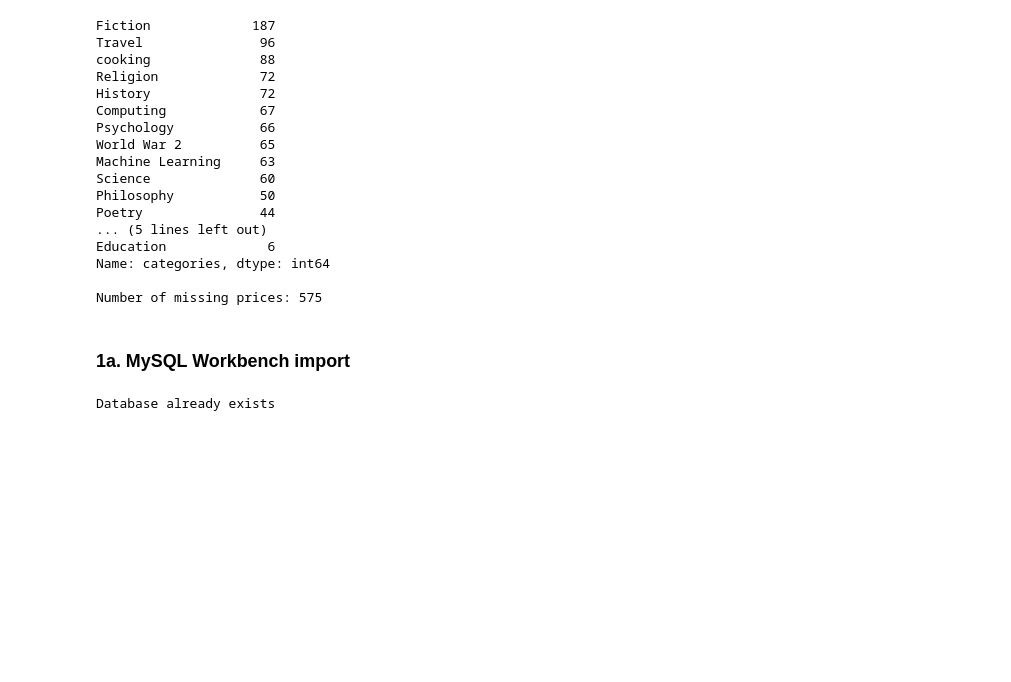
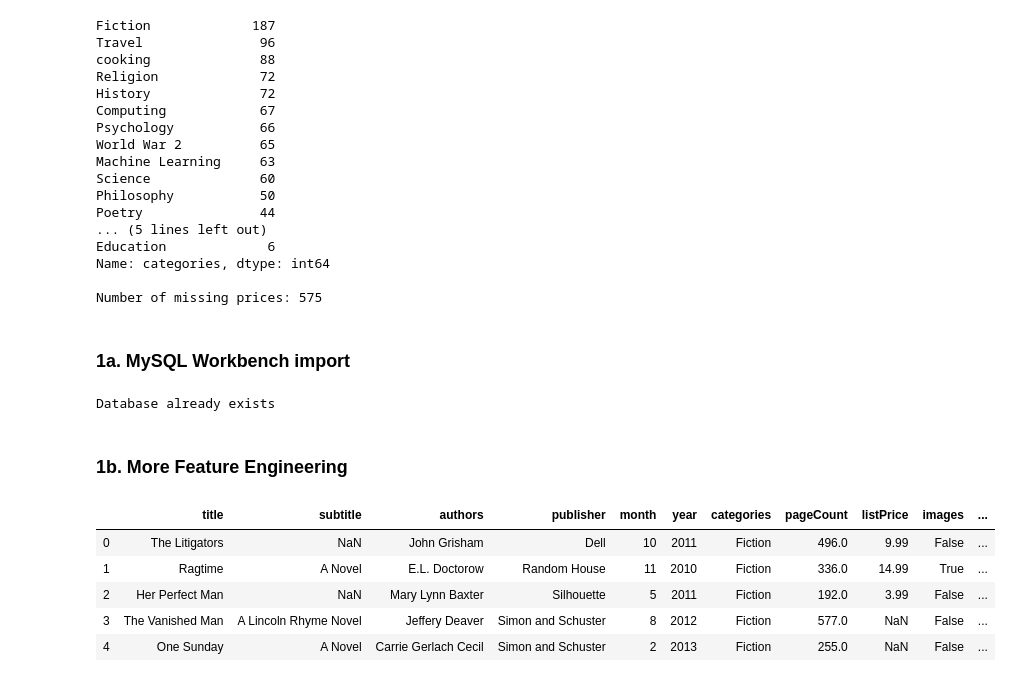
Before and after one commit to michaeleby1/google-books-classification, a Jupyter notebook: etl_pipeline.ipynb, the cells around one changed output. Cells and saved outputs as stored; diff of their text form; code cells hidden in the pictures; blank space fills up the shorter version.

Commit message:
more dataframe cleaning, final csv file for books

```diff
--- a/etl_pipeline.ipynb
+++ b/etl_pipeline.ipynb
@@ -320,3 +344,16 @@ except exc.SQLAlchemyError:
 Database already exists
 # %%
 df.to_sql(con=engine, schema='books', name='books', if_exists='replace')
+# %% [markdown]
+### 1b. More Feature Engineering
+# %%
+df = pd.read_csv('google_books_all.csv')
+df.drop(['Unnamed: 0'], axis=1, inplace=True)
+df.head()
+# %% [output]
+|  | title | subtitle | authors | publisher | month | year | categories | pageCount | listPrice | images | ... |
+| 0 | The Litigators | NaN | John Grisham | Dell | 10 | 2011 | Fiction | 496.0 | 9.99 | False | ... |
+| 1 | Ragtime | A Novel | E.L. Doctorow | Random House | 11 | 2010 | Fiction | 336.0 | 14.99 | True | ... |
+| 2 | Her Perfect Man | NaN | Mary Lynn Baxter | Silhouette | 5 | 2011 | Fiction | 192.0 | 3.99 | False | ... |
+| 3 | The Vanished Man | A Lincoln Rhyme Novel | Jeffery Deaver | Simon and Schuster | 8 | 2012 | Fiction | 577.0 | NaN | False | ... |
+| 4 | One Sunday | A Novel | Carrie Gerlach Cecil | Simon and Schuster | 2 | 2013 | Fiction | 255.0 | NaN | False | ... |
```
Also changed, not shown: parts of 17 cells of this notebook.
